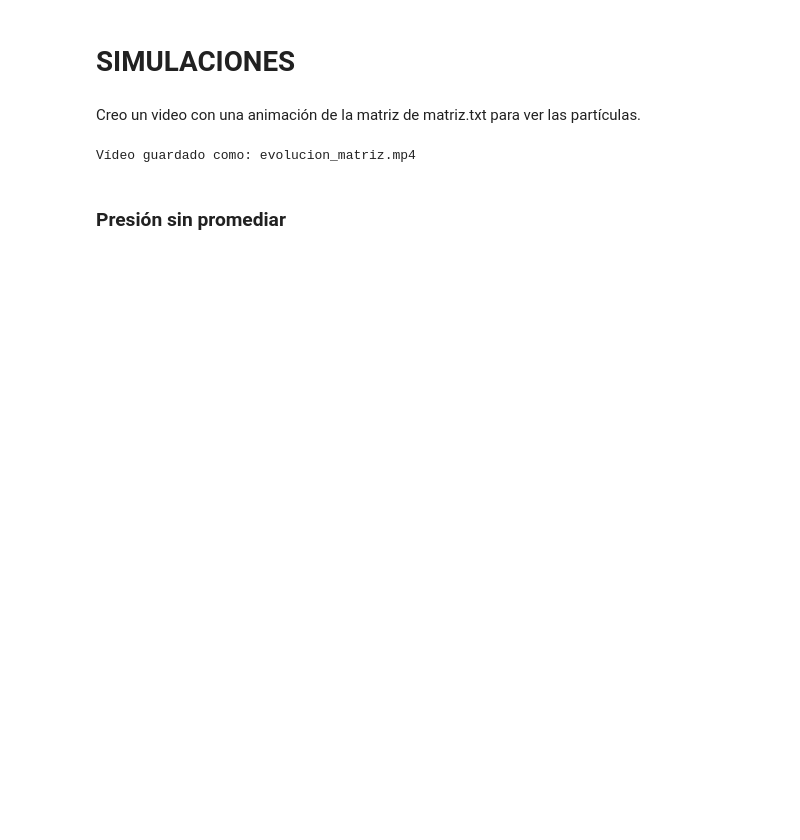
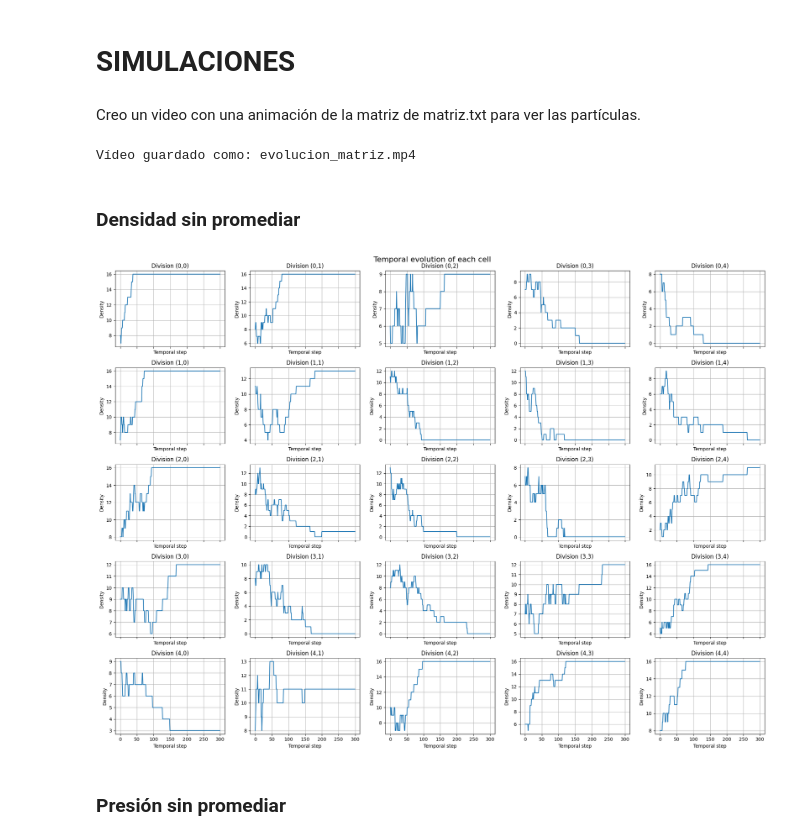
Before and after one commit to DiegoConol/Trabajo-Complejos, a Jupyter notebook: Diegod/prueba7/cuaderno.ipynb, the cells around one changed output. Saved outputs shown, nothing was run; the diff lists cells and outputs as text; code cells hidden in the pictures; blank space fills up the shorter version.

```diff
--- a/Diegod/prueba7/cuaderno.ipynb
+++ b/Diegod/prueba7/cuaderno.ipynb
@@ -168,6 +168,75 @@ plt.close(fig)
 print(f"Vídeo guardado como: {nombre_video}")
 # %% [output]
 Vídeo guardado como: evolucion_matriz.mp4
+# %% [markdown]
+### Densidad sin promediar
+# %%
+import numpy as np
+import matplotlib.pyplot as plt
+
+# ===== LEER EL FICHERO =====
+with open("densidad.txt", "r", encoding="utf-8") as f:
+    texto = f.read().strip()
+
+
+# ===== SEPARAR LOS PASOS TEMPORALES =====
+# Cada bloque separado por una línea en blanco es una matriz en un instante de tiempo
+bloques = texto.split("\n\n")
+
+
+matrices = []
+
+for bloque in bloques:
+    lineas = bloque.strip().split("\n")
+    matriz = []
+
+    for linea in lineas:
+        fila = list(map(float, linea.split()))
+        matriz.append(fila)
+
+    matrices.append(matriz)
+
+# Convertimos a array de numpy
+datos = np.array(matrices)
+
+# dimensiones: (tiempo, filas, columnas)
+num_tiempos = datos.shape[0]
+num_filas = datos.shape[1]
+num_columnas = datos.shape[2]
+
+# Vector temporal
+t = np.arange(num_tiempos)
+
+# ===== HACER LA FIGURA =====
+fig, axes = plt.subplots(num_filas, num_columnas, figsize=(4*num_columnas, 3*num_filas), sharex=True)
+
+# Por si alguna vez la matriz fuese de 1 fila o 1 columna
+if num_filas == 1 and num_columnas == 1:
+    axes = np.array([[axes]])
+elif num_filas == 1:
+    axes = axes[np.newaxis, :]
+elif num_columnas == 1:
+    axes = axes[:, np.newaxis]
+
+# ===== PLOT DE CADA CELDA =====
+for i in range(num_filas):
+    for j in range(num_columnas):
+        axes[i, j].plot(t, datos[:, i, j])
+        axes[i, j].set_title(f"Division ({i},{j})")
+        axes[i, j].set_xlabel("Temporal step")
+        axes[i, j].set_ylabel("Density")
+        axes[i, j].grid(True)
+
+fig.suptitle("Temporal evolution of each cell", fontsize=16)
+fig.tight_layout()
+
+# Guardar imagen
+plt.savefig("plots/evolucion_densidad_celdas.png", dpi=200, bbox_inches="tight")
+
+# Mostrar
+plt.show()
+# %% [output]
+[figure, added]
 # %% [markdown]
 ### Presión sin promediar
 # %%
```
Also changed, not shown: parts of 3 cells of this notebook, 38 other files.
